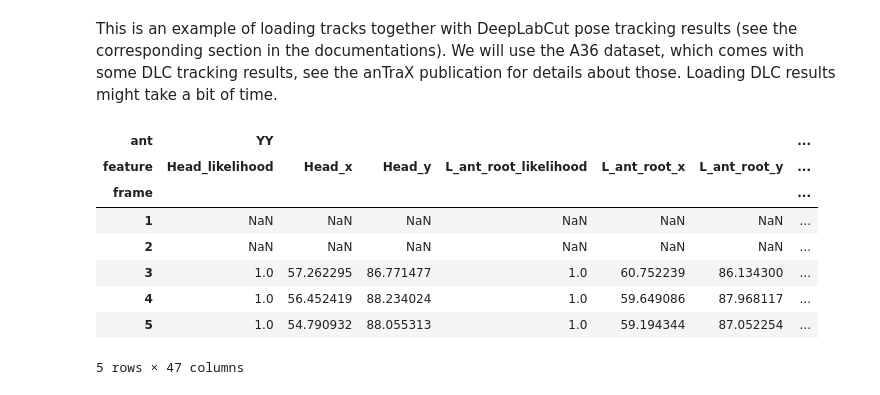
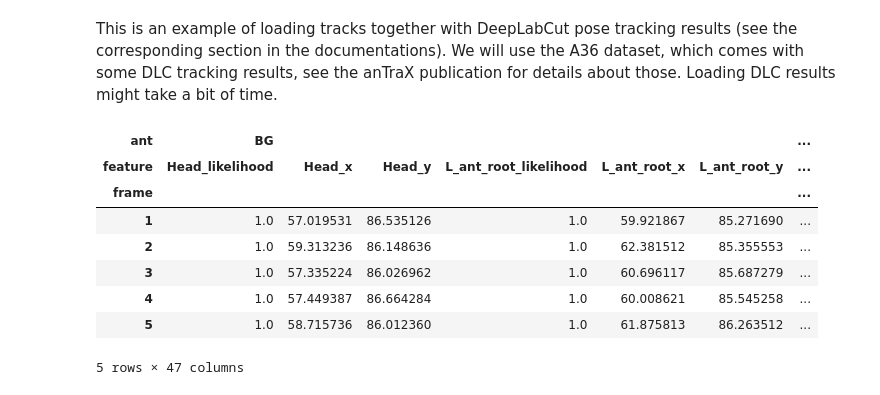
Before and after one commit to Social-Evolution-and-Behavior/anTraX, a Jupyter notebook: docs/analysis_nb.ipynb, the cells around one changed output. Drawn from its saved outputs; the diff is of its cells as text; code cells hidden in the pictures.

```diff
--- a/docs/analysis_nb.ipynb
+++ b/docs/analysis_nb.ipynb
@@ -206,17 +207,18 @@ ax.axis('off');
 This is an example of loading tracks together with DeepLabCut pose tracking results (see the corresponding section in the documentations). We will use the A36 dataset, which comes with some DLC tracking results, see the anTraX publication for details about those. Loading DLC results might take a bit of time.
 # %%
 expdir = '/Users/asaf/Box Sync/anTraX/datasets/A36'
+ant = 'BG'
 ex = axExperiment(expdir, session='antrax')
-ad = axAntData(ex, movlist=[1], antlist=['YY'])
+ad = axAntData(ex, movlist=[1], antlist=[ant])
 ad.set_dlc(dlcproject='ant_walk')
 ad.data.head()
 # %% [output]
-| ant | YY |  |  |  |  |  | ... |
+| ant | BG |  |  |  |  |  | ... |
 | feature | Head_likelihood | Head_x | Head_y | L_ant_root_likelihood | L_ant_root_x | L_ant_root_y | ... |
 | frame |  |  |  |  |  |  | ... |
-| 1 | NaN | NaN | NaN | NaN | NaN | NaN | ... |
-| 2 | NaN | NaN | NaN | NaN | NaN | NaN | ... |
-| 3 | 1.0 | 57.262295 | 86.771477 | 1.0 | 60.752239 | 86.134300 | ... |
-| 4 | 1.0 | 56.452419 | 88.234024 | 1.0 | 59.649086 | 87.968117 | ... |
-| 5 | 1.0 | 54.790932 | 88.055313 | 1.0 | 59.194344 | 87.052254 | ... |
+| 1 | 1.0 | 57.019531 | 86.535126 | 1.0 | 59.921867 | 85.271690 | ... |
+| 2 | 1.0 | 59.313236 | 86.148636 | 1.0 | 62.381512 | 85.355553 | ... |
+| 3 | 1.0 | 57.335224 | 86.026962 | 1.0 | 60.696117 | 85.687279 | ... |
+| 4 | 1.0 | 57.449387 | 86.664284 | 1.0 | 60.008621 | 85.545258 | ... |
+| 5 | 1.0 | 58.715736 | 86.012360 | 1.0 | 61.875813 | 86.263512 | ... |
 5 rows × 47 columns
```
Also changed, not shown: parts of 4 cells of this notebook, 12 other files.
